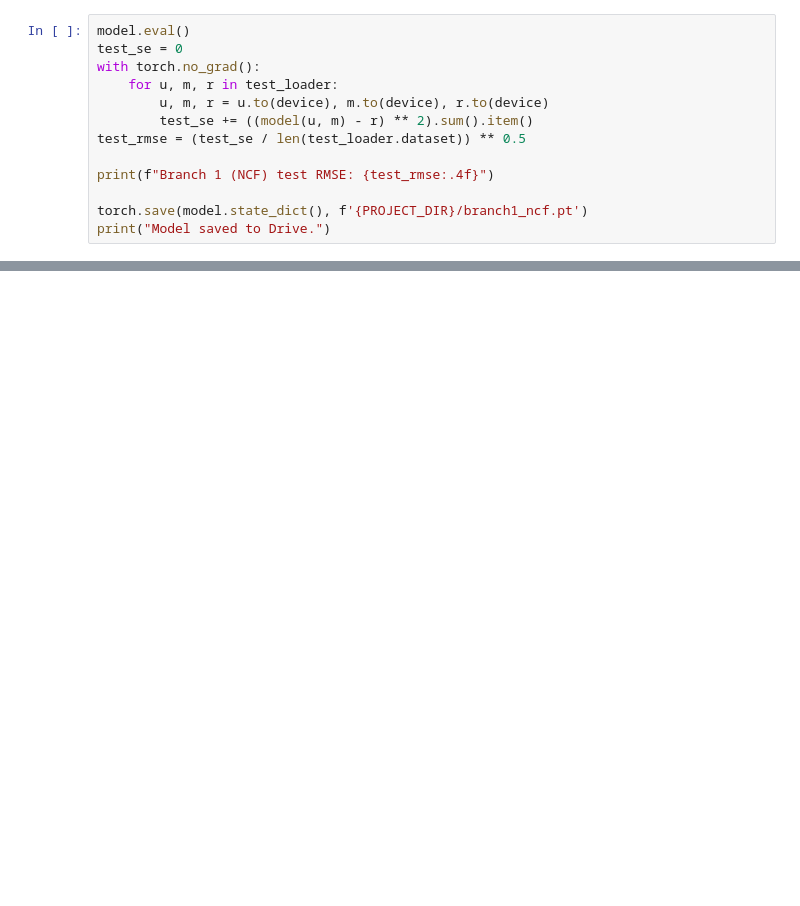
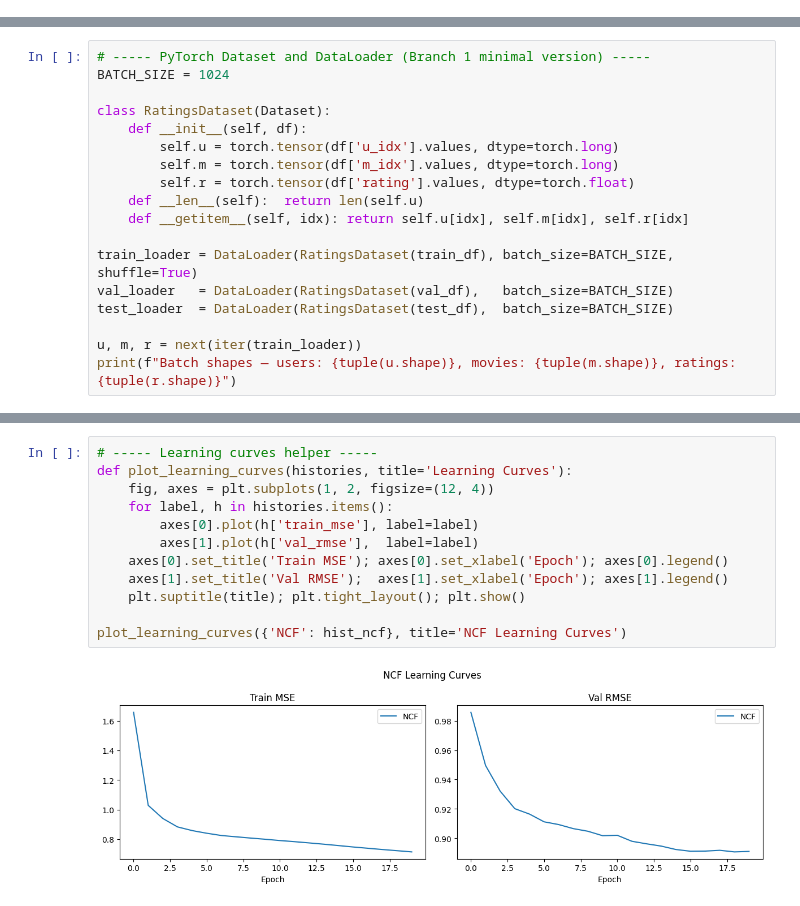
Before and after one commit to Rifat78666/Explainable-Hybrid-Movie-Recommender-with-Knowledge-Graph-Reasoning-and-Transformer-Attention, a Jupyter notebook: Explainable_Hybrid_Movie_Recommender_with_Knowledge_Graph_Reasoning_and_Transf.ipynb, the cells around one changed output, grey strips where cells are left out. Cells and saved outputs as stored; diff of their text form; blank space fills up the shorter version.

```diff
--- a/Explainable_Hybrid_Movie_Recommender_with_Knowledge_Graph_Reasoning_and_Transf.ipynb
+++ b/Explainable_Hybrid_Movie_Recommender_with_Knowledge_Graph_Reasoning_and_Transf.ipynb
@@ -192,13 +0,0 @@ Epoch 10  train_mse=0.7799  val_rmse=0.9194
-# %%
-model.eval()
-test_se = 0
-with torch.no_grad():
-    for u, m, r in test_loader:
-        u, m, r = u.to(device), m.to(device), r.to(device)
-        test_se += ((model(u, m) - r) ** 2).sum().item()
-test_rmse = (test_se / len(test_loader.dataset)) ** 0.5
-
-print(f"Branch 1 (NCF) test RMSE: {test_rmse:.4f}")
-
-torch.save(model.state_dict(), f'{PROJECT_DIR}/branch1_ncf.pt')
-print("Model saved to Drive.")
@@ -796,0 +523,18 @@ print(json.dumps(results_summary, indent=2))
+# %%
+# ----- PyTorch Dataset and DataLoader (Branch 1 minimal version) -----
+BATCH_SIZE = 1024
+
+class RatingsDataset(Dataset):
+    def __init__(self, df):
+        self.u = torch.tensor(df['u_idx'].values, dtype=torch.long)
+        self.m = torch.tensor(df['m_idx'].values, dtype=torch.long)
+        self.r = torch.tensor(df['rating'].values, dtype=torch.float)
+    def __len__(self):  return len(self.u)
+    def __getitem__(self, idx): return self.u[idx], self.m[idx], self.r[idx]
+
+train_loader = DataLoader(RatingsDataset(train_df), batch_size=BATCH_SIZE, shuffle=True)
+val_loader   = DataLoader(RatingsDataset(val_df),   batch_size=BATCH_SIZE)
+test_loader  = DataLoader(RatingsDataset(test_df),  batch_size=BATCH_SIZE)
+
+u, m, r = next(iter(train_loader))
+print(f"Batch shapes — users: {tuple(u.shape)}, movies: {tuple(m.shape)}, ratings: {tuple(r.shape)}")
@@ -796,0 +786,14 @@ print(json.dumps(results_summary, indent=2))
+# %%
+# ----- Learning curves helper -----
+def plot_learning_curves(histories, title='Learning Curves'):
+    fig, axes = plt.subplots(1, 2, figsize=(12, 4))
+    for label, h in histories.items():
+        axes[0].plot(h['train_mse'], label=label)
+        axes[1].plot(h['val_rmse'],  label=label)
+    axes[0].set_title('Train MSE'); axes[0].set_xlabel('Epoch'); axes[0].legend()
+    axes[1].set_title('Val RMSE');  axes[1].set_xlabel('Epoch'); axes[1].legend()
+    plt.suptitle(title); plt.tight_layout(); plt.show()
+
+plot_learning_curves({'NCF': hist_ncf}, title='NCF Learning Curves')
+# %% [output]
+[figure, added]
```
Also changed, not shown: parts of 74 cells of this notebook, 4 other files.
